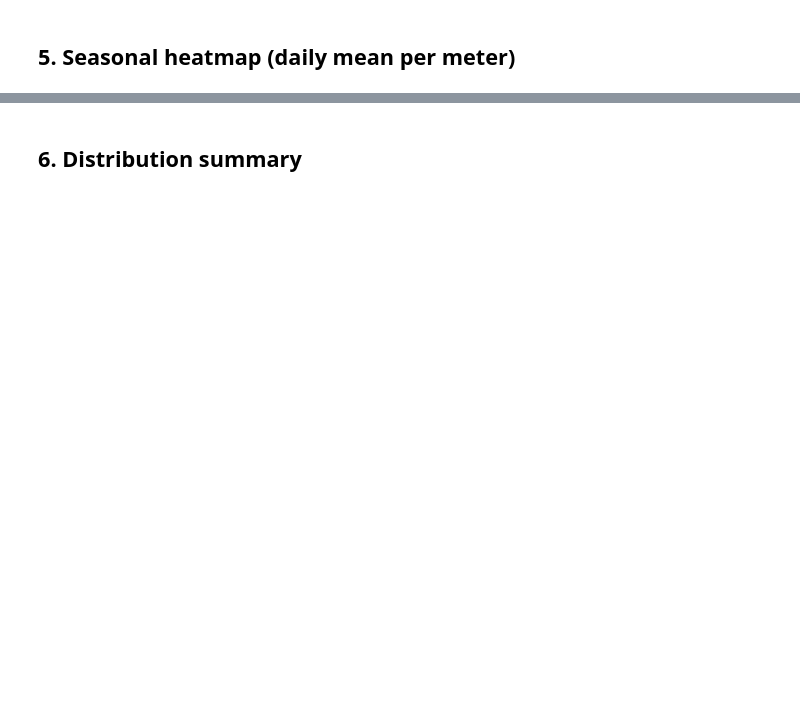
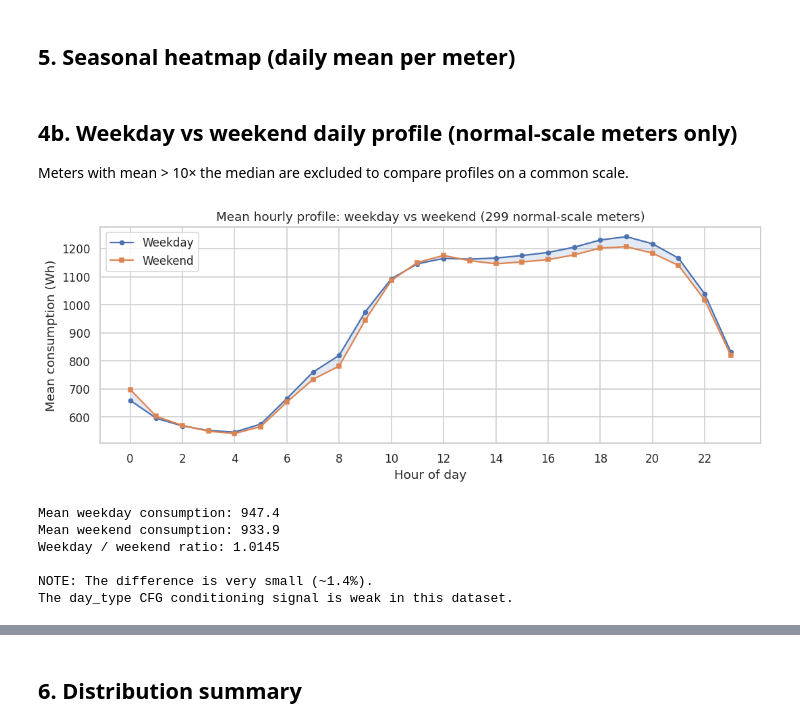
Before and after one commit to ncapac/tesina, a Jupyter notebook: notebooks/01_eda.ipynb, the cells around one changed output, grey strips where cells are left out. Cells and saved outputs as stored; diff of their text form; code cells hidden in the pictures; blank space fills up the shorter version.

```diff
--- a/notebooks/01_eda.ipynb
+++ b/notebooks/01_eda.ipynb
@@ -92,5 +168,46 @@ plt.show()
 # %% [markdown]
 ## 5. Seasonal heatmap (daily mean per meter)
+# %% [markdown]
+## 4b. Weekday vs weekend daily profile (normal-scale meters only)
+
+Meters with mean > 10× the median are excluded to compare profiles on a common scale.
+# %%
+normal_cols = np.where(np.nanmean(df.values, axis=0) <= 10 * np.nanmedian(np.nanmean(df.values, axis=0)))[0]
+df_normal = df.iloc[:, normal_cols]
+
+idx = df_normal.index
+dow = idx.dayofweek
+
+hourly_wd = np.array([df_normal.loc[(dow < 5) & (idx.hour == h)].values.ravel().mean() for h in range(24)])
+hourly_we = np.array([df_normal.loc[(dow >= 5) & (idx.hour == h)].values.ravel().mean() for h in range(24)])
+
+fig, ax = plt.subplots(figsize=(10, 4))
+ax.plot(range(24), hourly_wd, marker='o', markersize=4, label='Weekday')
+ax.plot(range(24), hourly_we, marker='s', markersize=4, label='Weekend')
+ax.fill_between(range(24), hourly_wd, hourly_we, alpha=0.15)
+ax.set_xlabel('Hour of day')
+ax.set_ylabel('Mean consumption (Wh)')
+ax.set_title(f'Mean hourly profile: weekday vs weekend ({len(normal_cols)} normal-scale meters)')
+ax.set_xticks(range(0, 24, 2))
+ax.legend()
+plt.tight_layout()
+plt.show()
+
+wd_mean = hourly_wd.mean()
+we_mean = hourly_we.mean()
+print(f'Mean weekday consumption: {wd_mean:.1f}')
+print(f'Mean weekend consumption: {we_mean:.1f}')
+print(f'Weekday / weekend ratio: {wd_mean / we_mean:.4f}')
+print(f'\nNOTE: The difference is very small (~{abs(wd_mean/we_mean - 1)*100:.1f}%).')
+print('The day_type CFG conditioning signal is weak in this dataset.')
+# %% [output]
+[figure, added]
+Mean weekday consumption: 947.4
+Mean weekend consumption: 933.9
+Weekday / weekend ratio: 1.0145
+
+NOTE: The difference is very small (~1.4%).
+The day_type CFG conditioning signal is weak in this dataset.
 # %%
 daily_mean = np.nanmean(daily, axis=1)  # (n_days, N)
 
```
Also changed, not shown: parts of 10 cells of this notebook, 15 other files.
